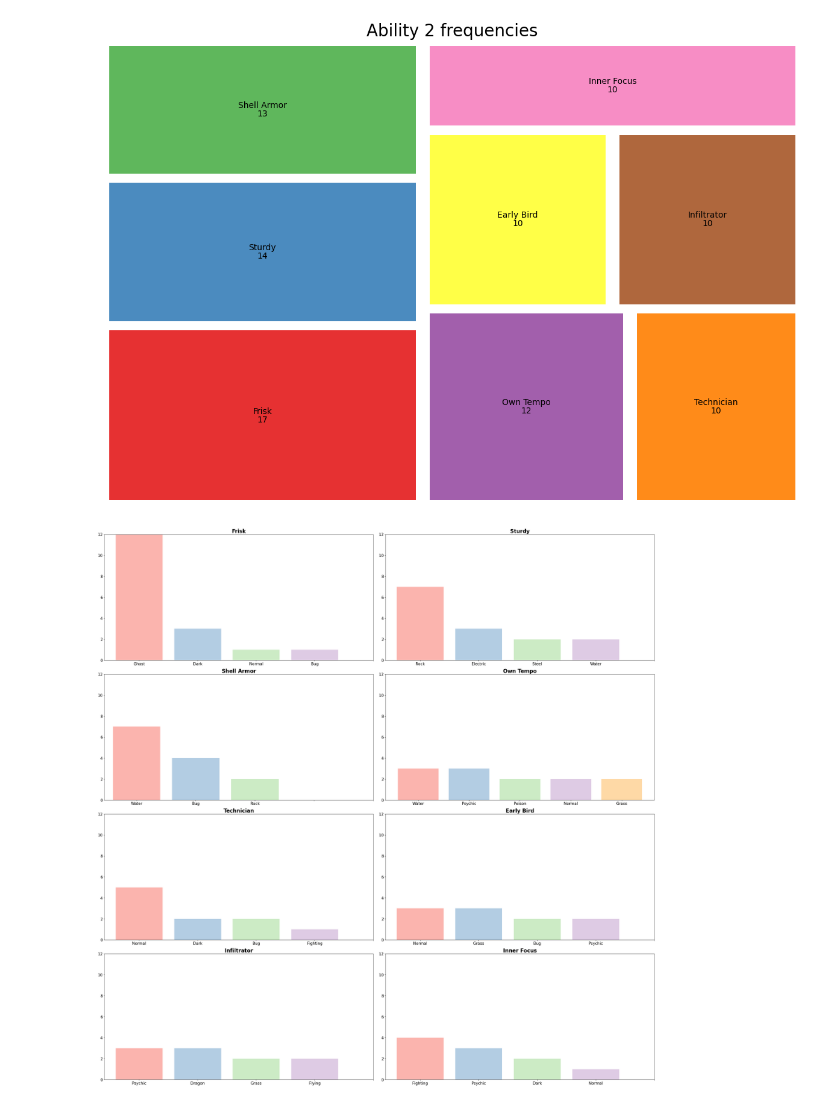
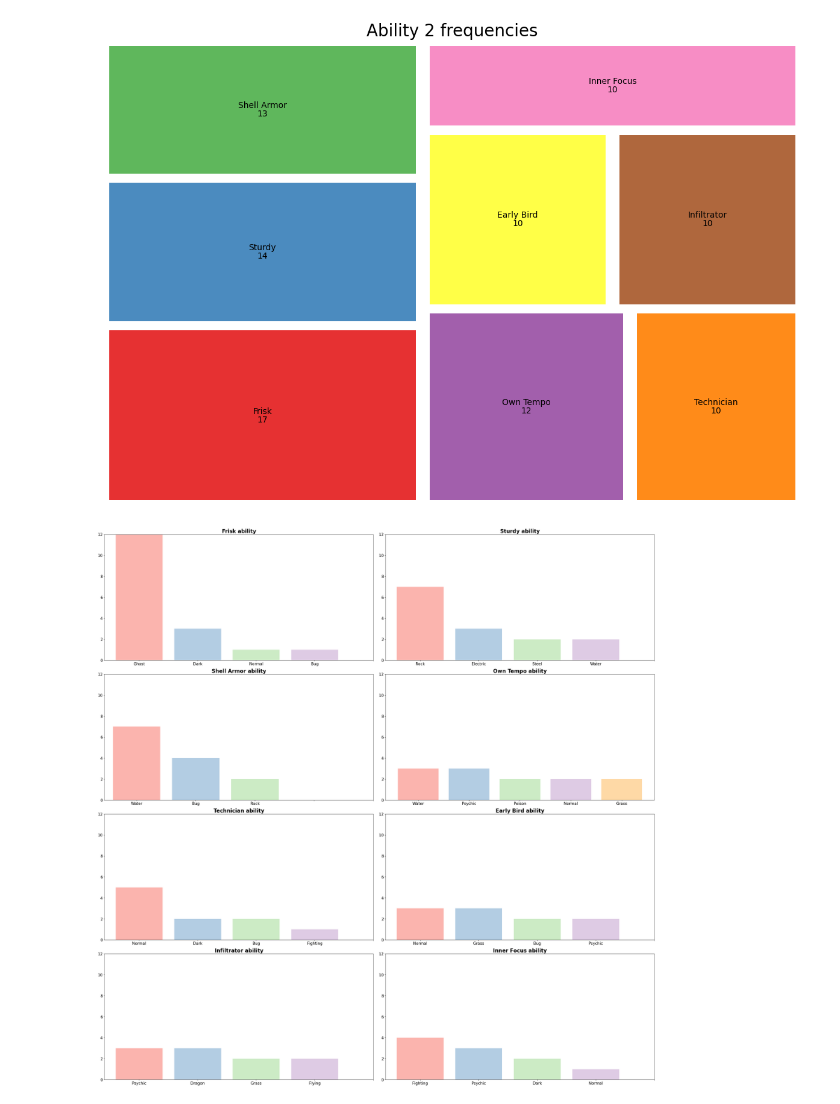
Before and after one commit to BiancaBenelli/Pokemon_project, a Jupyter notebook: Pokemon.ipynb, the cells around one changed output. Saved outputs shown, nothing was run; the diff lists cells and outputs as text; code cells hidden in the pictures.

```diff
--- a/Pokemon.ipynb
+++ b/Pokemon.ipynb
@@ -229,6 +229,6 @@ for i, ax in zip(range(len(type_list)), axs.flat):
   ax.set_ylim([0, 25])
   ax.set_xticks(range(15))
   ax.tick_params(axis = 'both', labelsize = 15)
-  ax.set_title(type_list[i], fontsize = 20, fontweight='bold')
+  ax.set_title(type_list[i] + " type 1", fontsize = 20, fontweight='bold')
 plt.show()
 # %% [output]
@@ -259,6 +259,6 @@ for i, ax in zip(range(len(type_list)), axs.flat):
   ax.tick_params(axis = 'both', labelsize = 15)
   ax.set_ylim([0, 25])
   ax.set_xticks(range(12))
-  ax.set_title(abil_1_list[i], fontsize = 20, fontweight='bold')
+  ax.set_title(abil_1_list[i] + " ability", fontsize = 20, fontweight='bold')
 plt.show()
 # %% [output]
@@ -282,15 +282,15 @@ plt.show()
 # %%
 abil_list = abil_2_present_mask['ability_2'].value_counts().index
 
 fig, axs = plt.subplots(nrows = 4, ncols = 2, figsize = (30, 30), constrained_layout = True)
 for i, ax in zip(range(len(type_list)), axs.flat):
   type_1 = abil_2_present_mask[abil_2_present_mask['ability_2'] == abil_list[i]]
   abil_2_frequency = type_1['type_1'].value_counts()
   ax.bar(abil_2_frequency.index, abil_2_frequency.values, label = abil_list[i], color = sb.color_palette("Pastel1", len(abil_2_frequency.index)))
   ax.set_ylim([0, 12])
   ax.set_xticks(range(5))
   ax.tick_params(axis = 'both', labelsize = 15)
-  ax.set_title(abil_list[i], fontsize = 20, fontweight='bold')
+  ax.set_title(abil_list[i] + " ability", fontsize = 20, fontweight='bold')
 plt.show()
 # %% [output]
-[figure, old version]
+[figure, new version]
```
Also changed, not shown: parts of 6 cells of this notebook.
